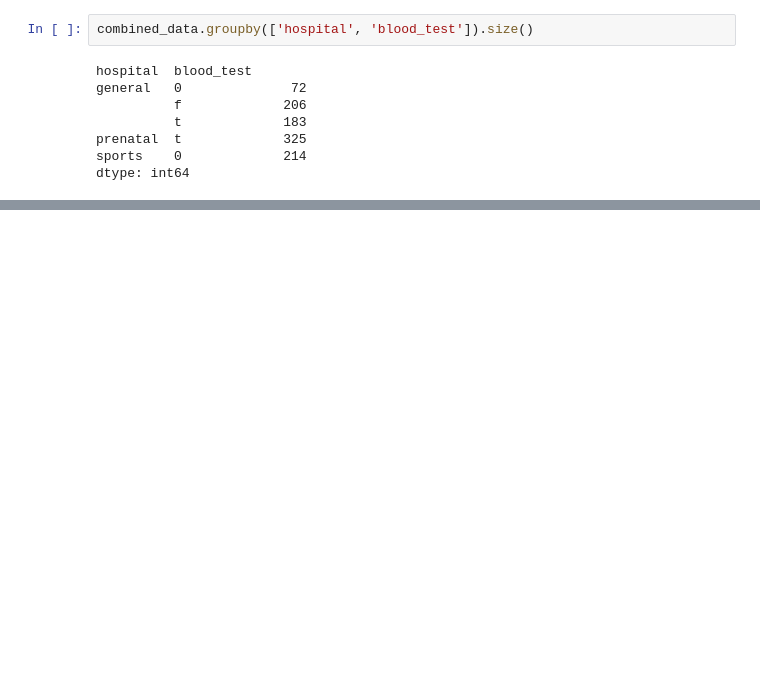
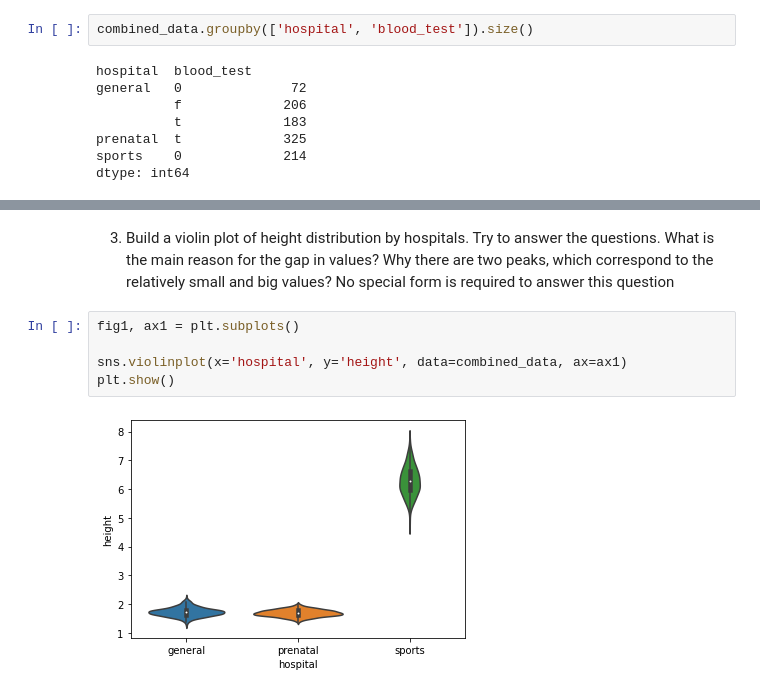
Before and after one commit to wojtekolesinski/hospital-data-visualisation, a Jupyter notebook: analysis.ipynb, the cells around one changed output, grey strips where cells are left out. Drawn from its saved outputs; the diff is of its cells as text; blank space fills up the shorter version.

```diff
--- a/analysis.ipynb
+++ b/analysis.ipynb
@@ -95,0 +87,9 @@ Name: hospital, Length: 217, dtype: object
+# %% [markdown]
+3. Build a violin plot of height distribution by hospitals. Try to answer the questions. What is the main reason for the gap in values? Why there are two peaks, which correspond to the relatively small and big values? No special form is required to answer this question
+# %%
+fig1, ax1 = plt.subplots()
+
+sns.violinplot(x='hospital', y='height', data=combined_data, ax=ax1)
+plt.show()
+# %% [output]
+[figure, added]
```
Also changed, not shown: parts of 12 cells of this notebook.
